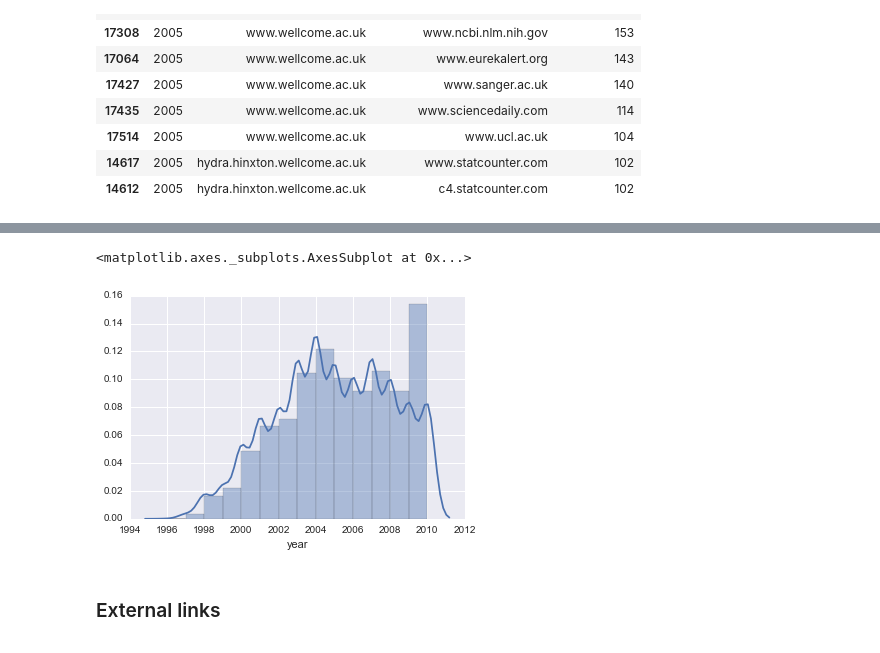
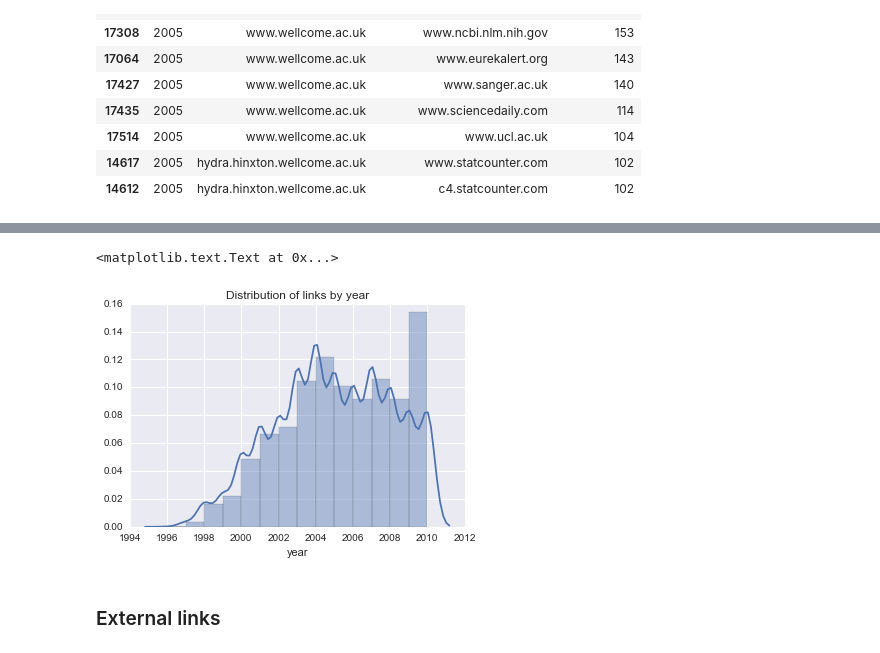
Before and after one commit to davanstrien/uk-web-archive-open-data-wellcome-project, a Jupyter notebook: Wellcome-linkage.ipynb, the cells around one changed output, grey strips where cells are left out. Drawn from its saved outputs; the diff is of its cells as text; code cells hidden in the pictures.

Commit message:
Add title to images

```diff
--- a/Wellcome-linkage.ipynb
+++ b/Wellcome-linkage.ipynb
@@ -191,8 +209,9 @@ wellcome_external_links[wellcome_external_links.year==2005].sort_values(by="time
 # %%
-sns.distplot(wellcome_data['year'], bins=14)
+distro = sns.distplot(wellcome_data['year'], bins=14)
+distro.set_title('Distribution of links by year')
 # %% [output]
-<matplotlib.axes._subplots.AxesSubplot at 0x...>
+<matplotlib.text.Text at 0x...>
-[figure, old version]
+[figure, new version]
 # %% [markdown]
 ### External links
 # %%
```
Also changed, not shown: parts of 12 cells of this notebook.
